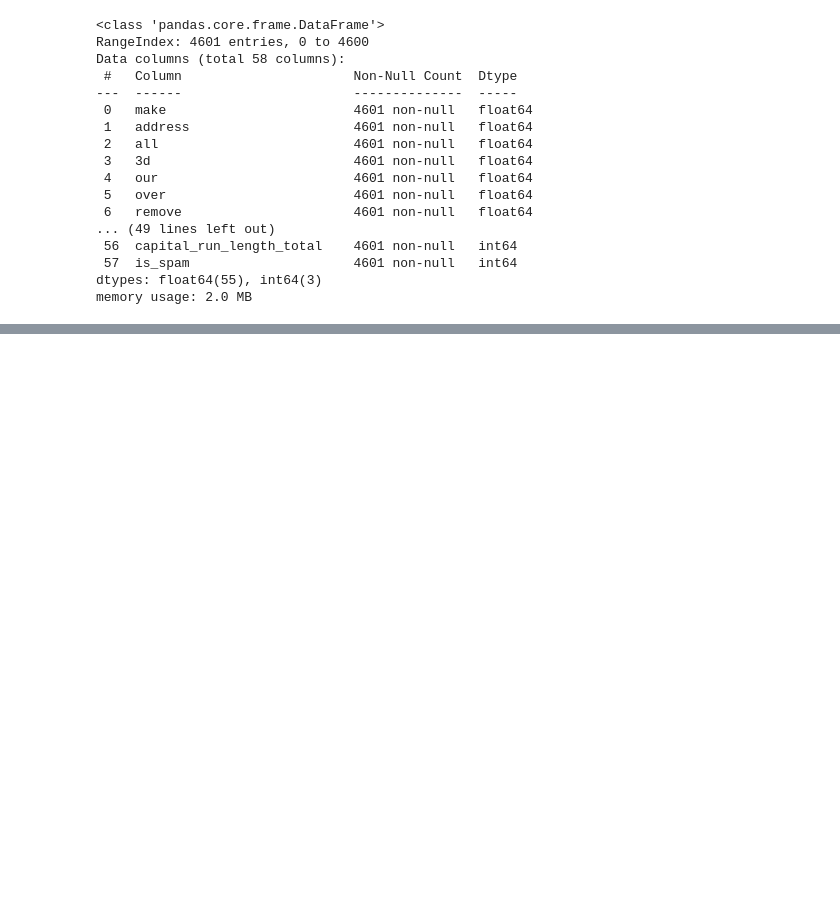
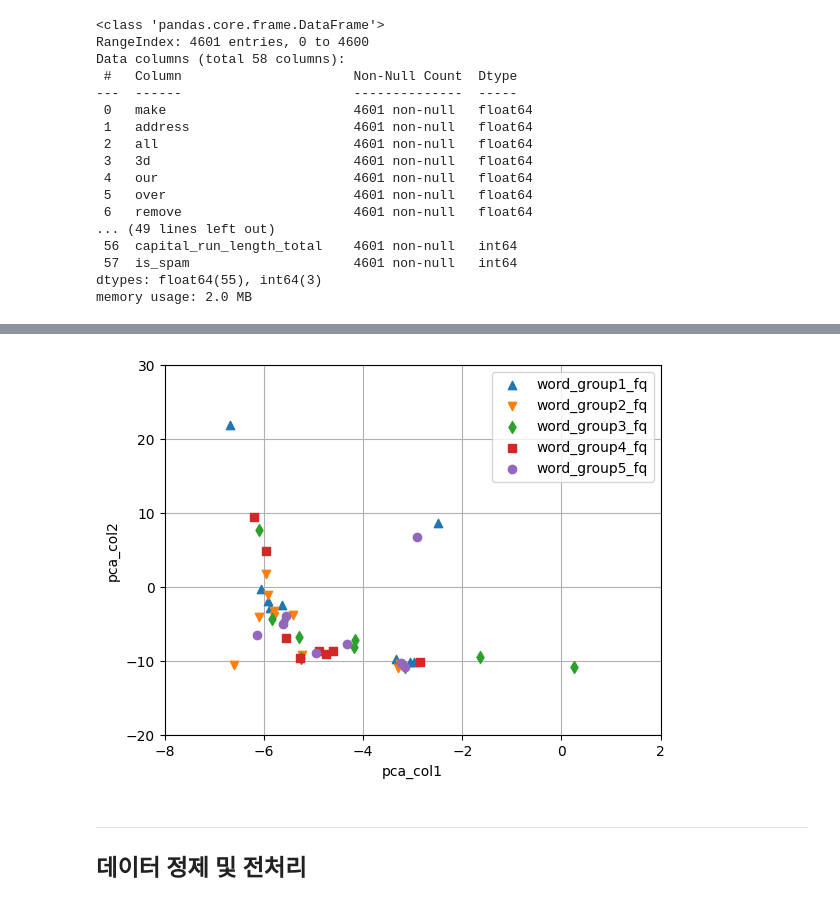
Before and after one commit to encore-SKN11/EDA-7Team, a Jupyter notebook: spam_email.ipynb, the cells around one changed output, grey strips where cells are left out. Cells and saved outputs as stored; diff of their text form; code cells hidden in the pictures; blank space fills up the shorter version.

```diff
--- a/spam_email.ipynb
+++ b/spam_email.ipynb
@@ -67,5 +74,0 @@ list=["group_1","group_2","group_3","group_4","group_5","symbols","capital_run_l
-# %%
-# 30% 이상 0값인 것들에대해 0, 1로 처리
-
-for i in list:
-    print(len(new_spam[new_spam[i]==0]))
@@ -263,0 +117,16 @@ plt.show()
+# %%
+# PCA 주성분 분석
+from sklearn.decomposition import PCA
+
+pca = PCA(n_components=2)       # 2차원으로 축소
+
+X = word_freq_df.T       # 독립변수(특성 데이터)만 모아서 x
+
+pca.fit(X)
+
+X_pca = pca.transform(X)
+
+X_pca_df = pd.DataFrame(X_pca, columns=['pca_col1', 'pca_col2'])
+# X_pca_df['target'] = df.iloc[:,-1]
+
+X_pca_df
@@ -263,0 +151,29 @@ plt.show()
+# %%
+# 축소한 차원으로 시각화
+markers = ['^', 'v', 'd', 's', 'o']
+group1  = [0, 6, 11, 16, 18, 22, 29, 34, 39, 44]
+group2  = [1, 3, 7, 12, 17, 23, 30, 35, 40, 45]
+group3  = [2, 8, 13, 19, 24, 25, 31, 36, 41, 46]
+group4  = [4, 9, 14, 20, 27, 32, 37, 42, 47]
+group5  = [5, 10, 15, 21, 26, 28, 33, 38, 43]
+total   = [group1, group2, group3, group4, group5]
+group_names = ['group1', 'group2', 'group3', 'group4', 'group5']
+
+for i, marker in enumerate(markers):
+    x = X_pca_df.loc[total[i], 'pca_col1']
+    y = X_pca_df.loc[total[i], 'pca_col2']
+    plt.scatter(x, y, marker=marker, label=group_names[i], zorder=i+2)
+
+plt.legend()
+plt.xlabel('pca_col1')
+plt.ylabel('pca_col2')
+plt.xlim([-8, 2])
+plt.ylim([-20, 30])
+plt.legend(['word_group1_fq', 'word_group2_fq', 'word_group3_fq', 'word_group4_fq', 'word_group5_fq'])
+plt.grid(zorder=1)
+plt.show()
+# %% [output]
+[figure, added]
+# %% [markdown]
+---
+## 데이터 정제 및 전처리
```
Also changed, not shown: parts of 44 cells of this notebook, 11 other files.
